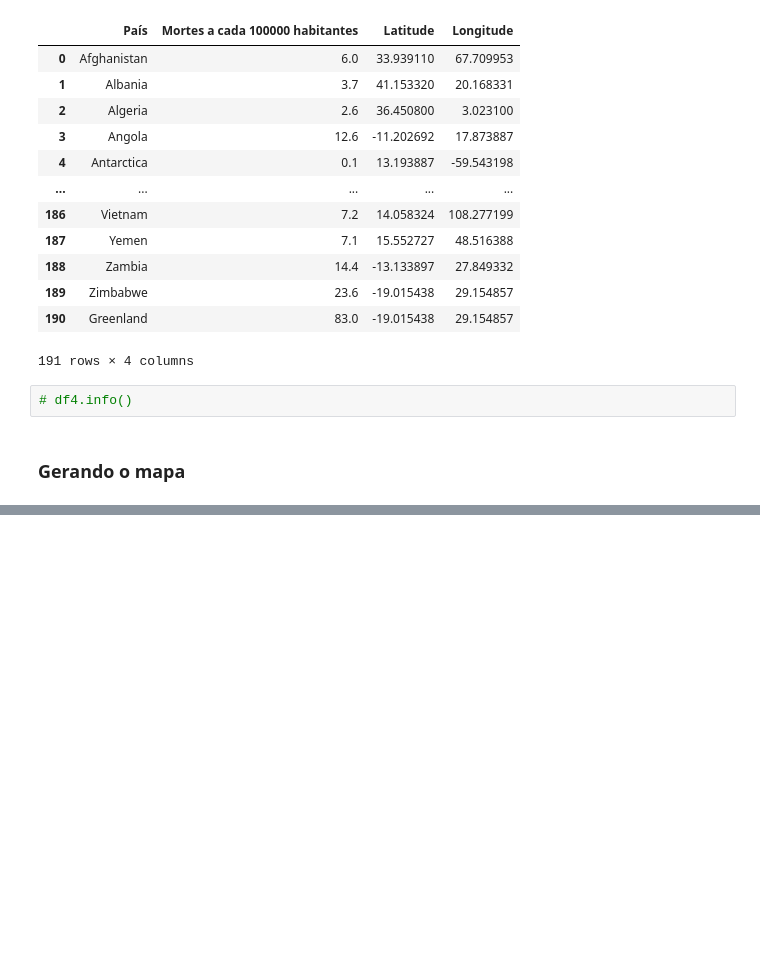
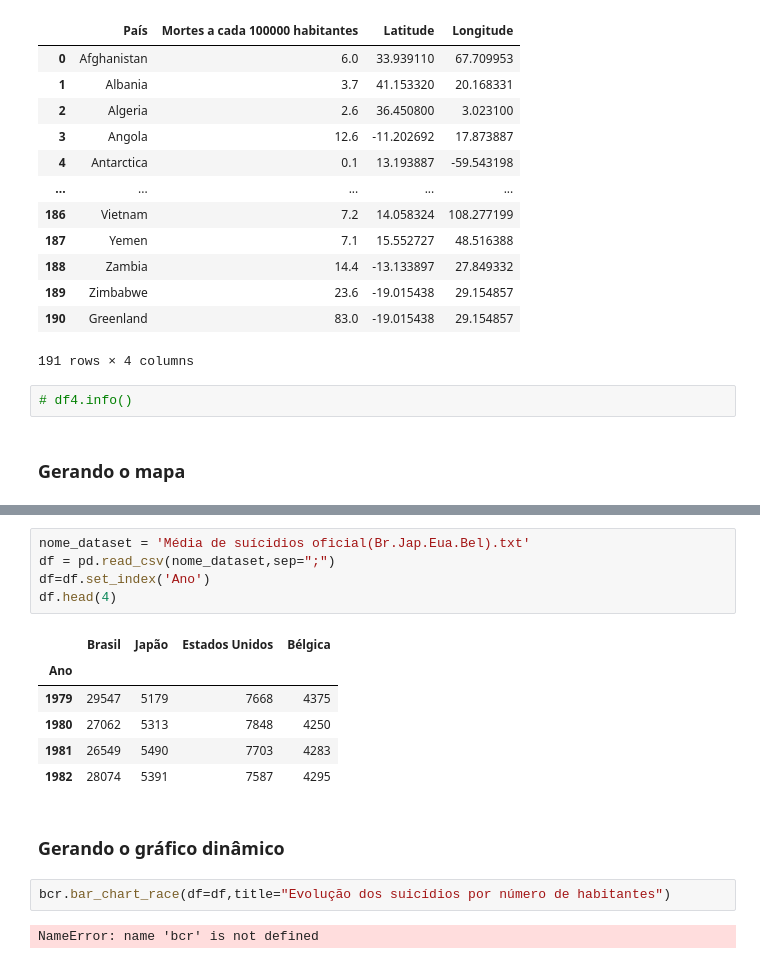
Before and after one commit to brunabellini/Projeto_FaleSobre, a Jupyter notebook: Caderno Jupyter- Grupo 6.ipynb, the cells around one changed output, grey strips where cells are left out. Saved outputs shown, nothing was run; the diff lists cells and outputs as text; blank space fills up the shorter version.

Commit message:
add gráfico dinâmico e finalizando anotações

```diff
--- a/Caderno Jupyter- Grupo 6.ipynb
+++ b/Caderno Jupyter- Grupo 6.ipynb
@@ -1245,0 +1265,18 @@ world_map
+# %%
+nome_dataset = 'Média de suícidios oficial(Br.Jap.Eua.Bel).txt'
+df = pd.read_csv(nome_dataset,sep=";")
+df=df.set_index('Ano')
+df.head(4)
+# %% [output]
+|  | Brasil | Japão | Estados Unidos | Bélgica |
+| Ano |  |  |  |  |
+| 1979 | 29547 | 5179 | 7668 | 4375 |
+| 1980 | 27062 | 5313 | 7848 | 4250 |
+| 1981 | 26549 | 5490 | 7703 | 4283 |
+| 1982 | 28074 | 5391 | 7587 | 4295 |
+# %% [markdown]
+### Gerando o gráfico dinâmico
+# %%
+bcr.bar_chart_race(df=df,title="Evolução dos suicídios por número de habitantes")
+# %% [output]
+NameError: name 'bcr' is not defined
```
Also changed, not shown: parts of 3 cells of this notebook, 2 other files.
